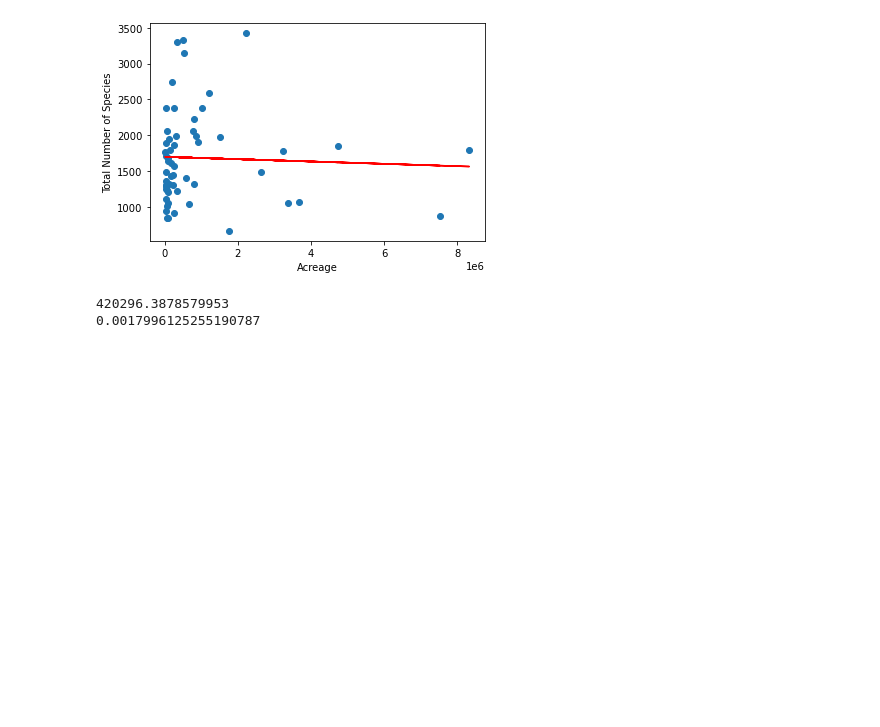
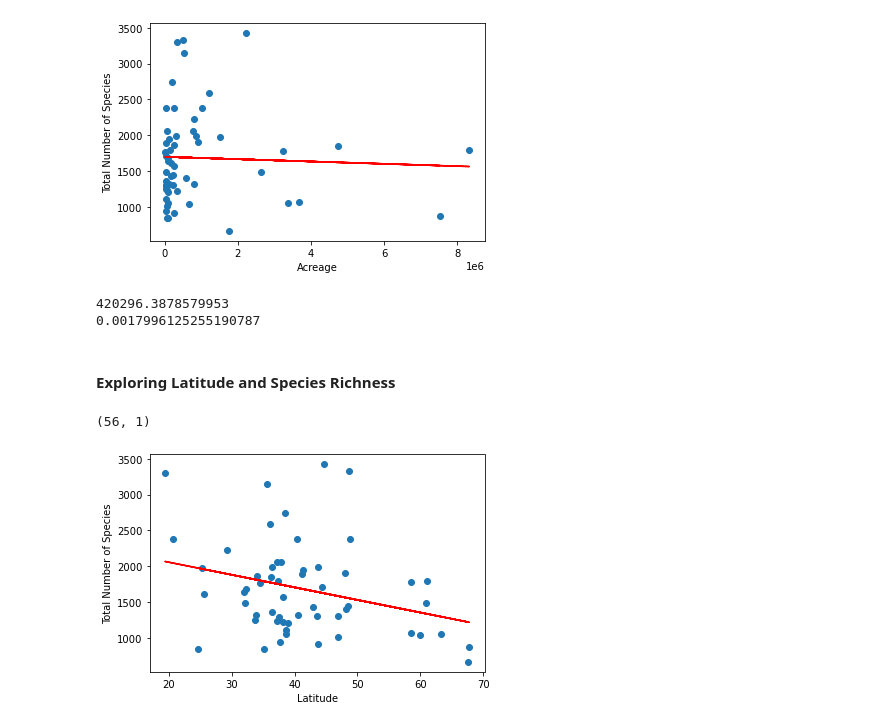
Before and after one commit to holleyvoegtle/Biodiversity_Analysis, a Jupyter notebook: machine-learning/Biodiversity_MachineLearning.ipynb, the cells around one changed output. Saved outputs shown, nothing was run; the diff lists cells and outputs as text; code cells hidden in the pictures; blank space fills up the shorter version.

Commit message:
Cleaning more data and exploring further machine learning analyses.

```diff
--- a/machine-learning/Biodiversity_MachineLearning.ipynb
+++ b/machine-learning/Biodiversity_MachineLearning.ipynb
@@ -491,3 +637,22 @@ print(metrics.r2_score(y, y_pred))
 # %% [output]
 420296.3878579953
 0.0017996125255190787
+# %% [markdown]
+#### Exploring Latitude and Species Richness
+# %%
+X= biodiversity_clean_df.Latitude.values.reshape(-1,1)
+y= biodiversity_clean_df.total_species.values.reshape(-1,1)
+model = LinearRegression()
+model.fit(X,y)
+y_pred = model.predict(X)
+print(y_pred.shape)
+# %% [output]
+(56, 1)
+# %%
+plt.scatter(X,y)
+plt.plot(X, y_pred, color='red')
+plt.xlabel('Latitude')
+plt.ylabel('Total Number of Species')
+plt.show()
+# %% [output]
+[figure, added]
```
Also changed, not shown: parts of 37 cells of this notebook.
